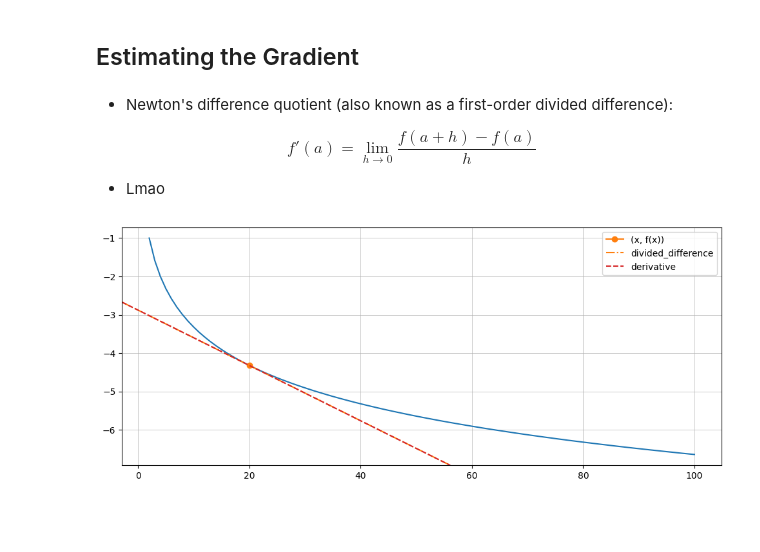
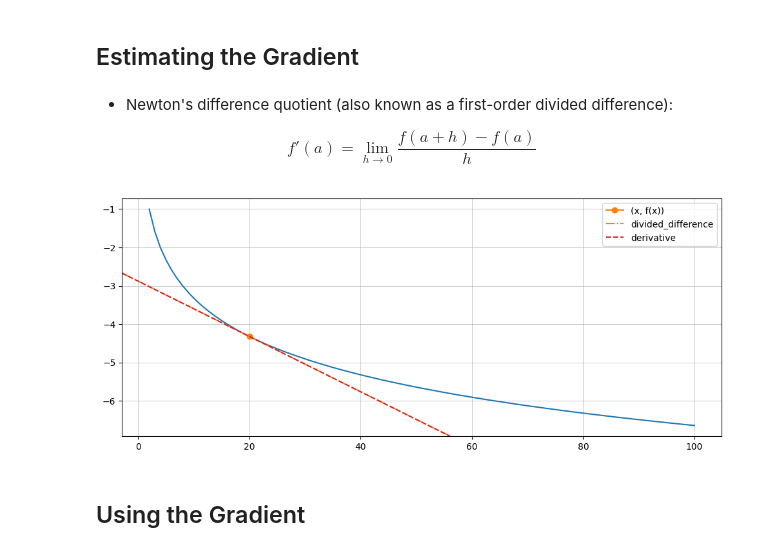
Before and after one commit to TheLastAurora/ds_scratch, a Jupyter notebook: ch_8.ipynb, the cells around one changed output. Drawn from its saved outputs; the diff is of its cells as text; code cells hidden in the pictures; blank space fills up the shorter version.

```diff
--- a/ch_8.ipynb
+++ b/ch_8.ipynb
@@ -13,6 +21,52 @@ import math
 $$
 {\displaystyle f'(a)=\lim _{h\to 0}{\frac {f(a+h)-f(a)}{h}}}
 $$
-
-- Lmao
+# %%
+# Defining the derivative and log functions
+
+
+def divided_difference(f: Callable, a: float, h: float) -> float:
+    """Estimates the derivative of a function by approximation"""
+    return (f(a + h) - f(a)) / h
+
+
+def log_derivative(x: float) -> float:
+    """Calculates the derivative of a log"""
+    return 1 / (x * math.log(1 / 2))
+# %%
+# Example of an approximation a derivative of f(20) = log_1/2(20) with the difference quotient
+
+
+h = 1e-2
+b = 1 / 2
+log = lambda x: math.log(x, b)
+xs = [x for x in range(100, 1, -1)]
+ys = [log(x) for x in xs]
+
+
+plt.figure().set_figwidth(12)
+plt.plot(xs, ys)
+plt.plot(20, log(20), marker="o", label="(x, f(x))")
+plt.axline(
+    [20, log(20)],
+    slope=divided_difference(log, 20, h),
+    c="C1",
+    label="divided_difference",
+    linestyle="-.",
+)
+plt.axline(
+    [20, log(20)],
+    slope=log_derivative(20),
+    c="C3",
+    label="derivative",
+    linestyle="--",
+)
+
+plt.grid(linewidth=0.5)
+plt.legend()
+plt.show()
+# %% [output]
+[figure, added]
+# %% [markdown]
+## Using the Gradient
 # %%
@@ -41,24 +95,0 @@ def log_derivative(x: float, b: float) -> float:
-# %%
-# Example of an approximation a derivative of f(20) = log_1/2(20) with the difference quotient
-
-
-h = 1e-2
-xs = [x for x in range(100, 1, -1)]
-ys = [log(x) for x in xs]
-b = 1 / 2
-def log(x): return math.log(x, b)
-
-
-plt.figure().set_figwidth(12)
-plt.plot(xs, ys)
-plt.plot(20, log(20), marker='o', label='(x, f(x))')
-plt.axline([20, log(20)], slope=divided_difference(log, 20, h),
-           c='C1', label="divided_difference", linestyle='-.')
-plt.axline([20, log(20)], slope=log_derivative(20, b),
-           c='C3', label='derivative', linestyle='--')
-
-plt.grid(linewidth=0.5)
-plt.legend()
-plt.show()
-# %% [output]
-[figure, removed]
```
Also changed, not shown: parts of 7 cells of this notebook, 1 other file.
